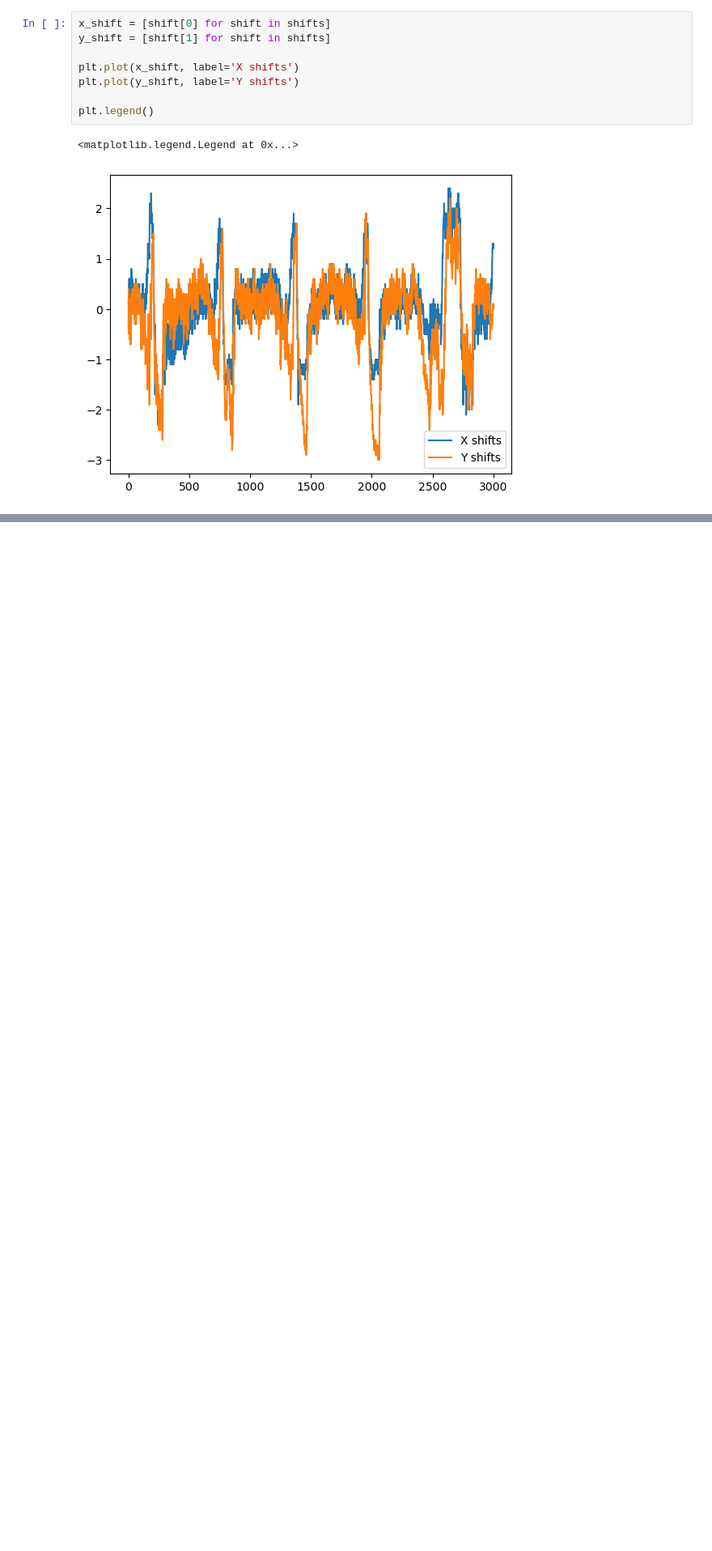
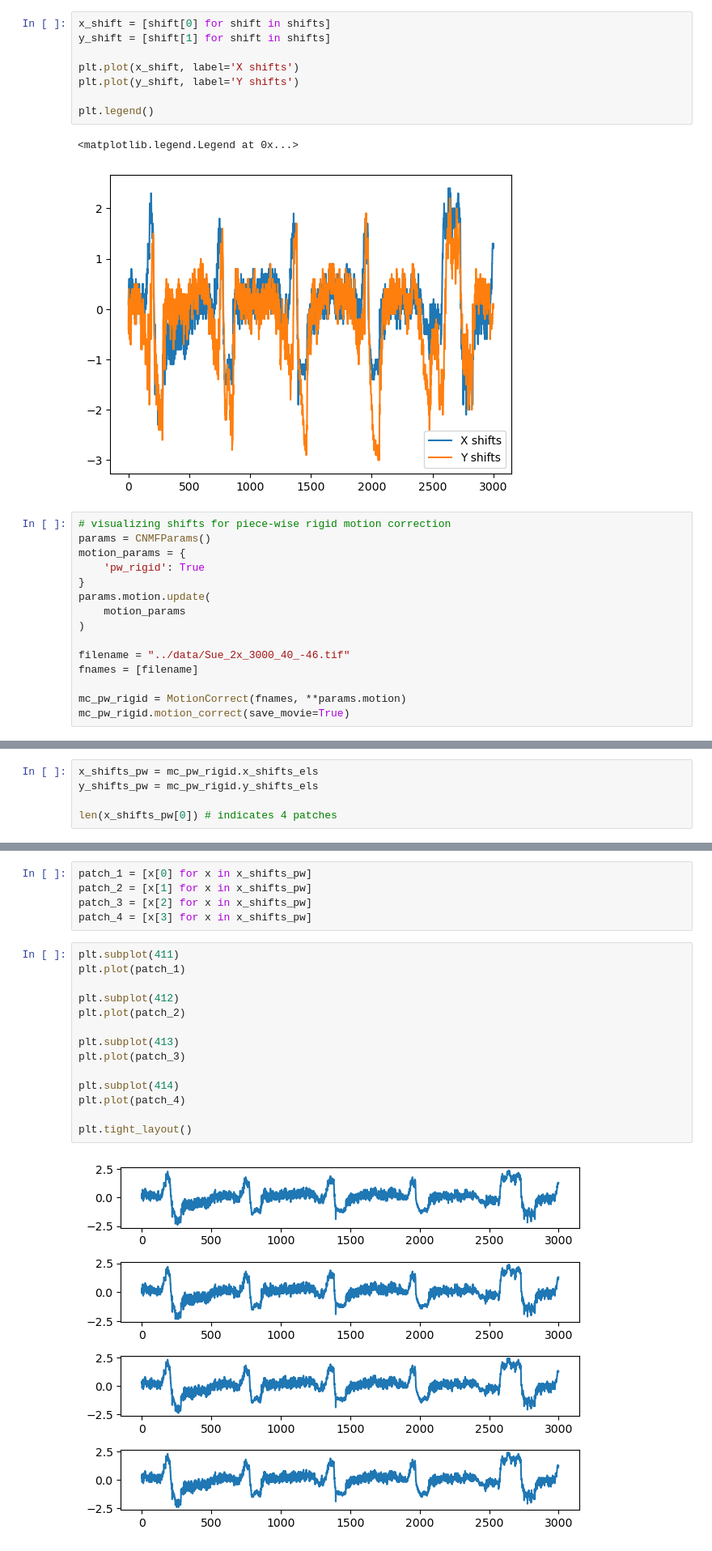
Before and after one commit to ibehave-ibots/Intro-To-Calcium-Imaging-Analysis, a Jupyter notebook: draft1/caiman_motion_correction.ipynb, the cells around one changed output, grey strips where cells are left out. Shown at 81% size. Cells and saved outputs as stored; diff of their text form; blank space fills up the shorter version.

Commit message:
motion correction notebook

```diff
--- a/draft1/caiman_motion_correction.ipynb
+++ b/draft1/caiman_motion_correction.ipynb
@@ -431,3 +431,18 @@ plt.legend()
 # %% [output]
 <matplotlib.legend.Legend at 0x...>
 [figure]
+# %%
+# visualizing shifts for piece-wise rigid motion correction
+params = CNMFParams()
+motion_params = {
+    'pw_rigid': True
+}
+params.motion.update(
+    motion_params
+)
+
+filename = "../data/Sue_2x_3000_40_-46.tif"
+fnames = [filename]
+
+mc_pw_rigid = MotionCorrect(fnames, **params.motion)
+mc_pw_rigid.motion_correct(save_movie=True)
@@ -433,0 +457,5 @@ plt.legend()
+# %%
+x_shifts_pw = mc_pw_rigid.x_shifts_els
+y_shifts_pw = mc_pw_rigid.y_shifts_els
+
+len(x_shifts_pw[0]) # indicates 4 patches
@@ -433,0 +464,21 @@ plt.legend()
+# %%
+patch_1 = [x[0] for x in x_shifts_pw]
+patch_2 = [x[1] for x in x_shifts_pw]
+patch_3 = [x[2] for x in x_shifts_pw]
+patch_4 = [x[3] for x in x_shifts_pw]
+# %%
+plt.subplot(411)
+plt.plot(patch_1)
+
+plt.subplot(412)
+plt.plot(patch_2)
+
+plt.subplot(413)
+plt.plot(patch_3)
+
+plt.subplot(414)
+plt.plot(patch_4)
+
+plt.tight_layout()
+# %% [output]
+[figure, added]
```
Also changed, not shown: parts of 4 cells of this notebook.
